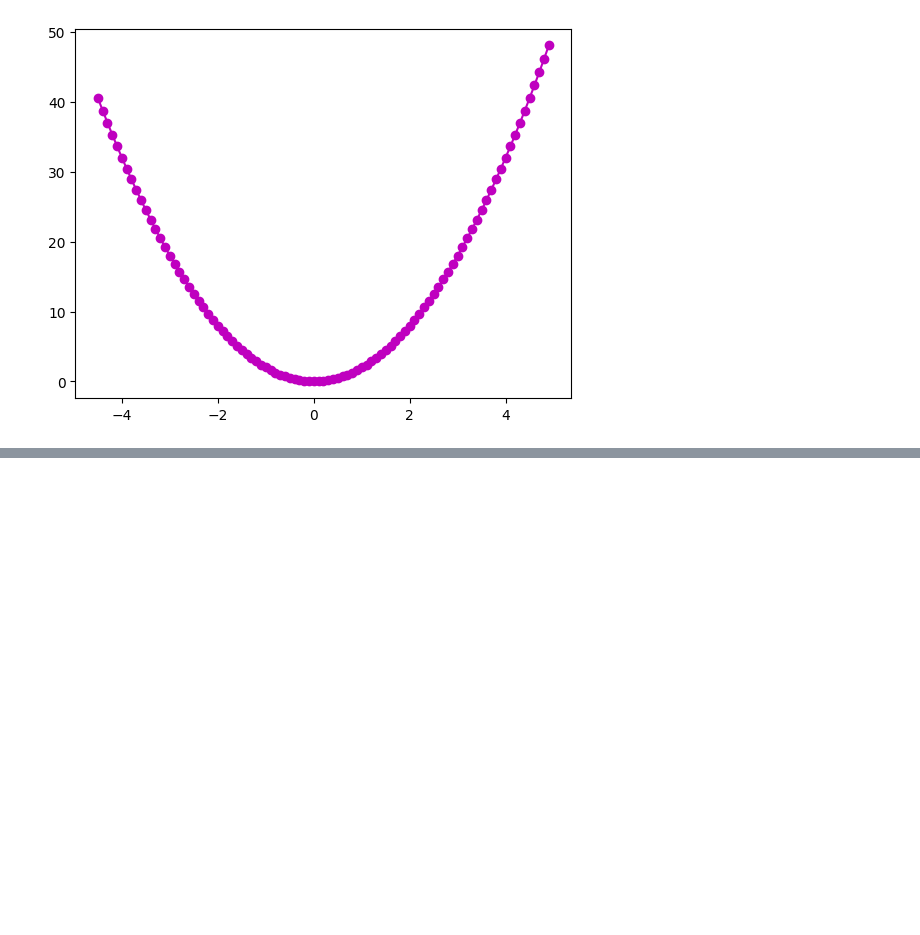
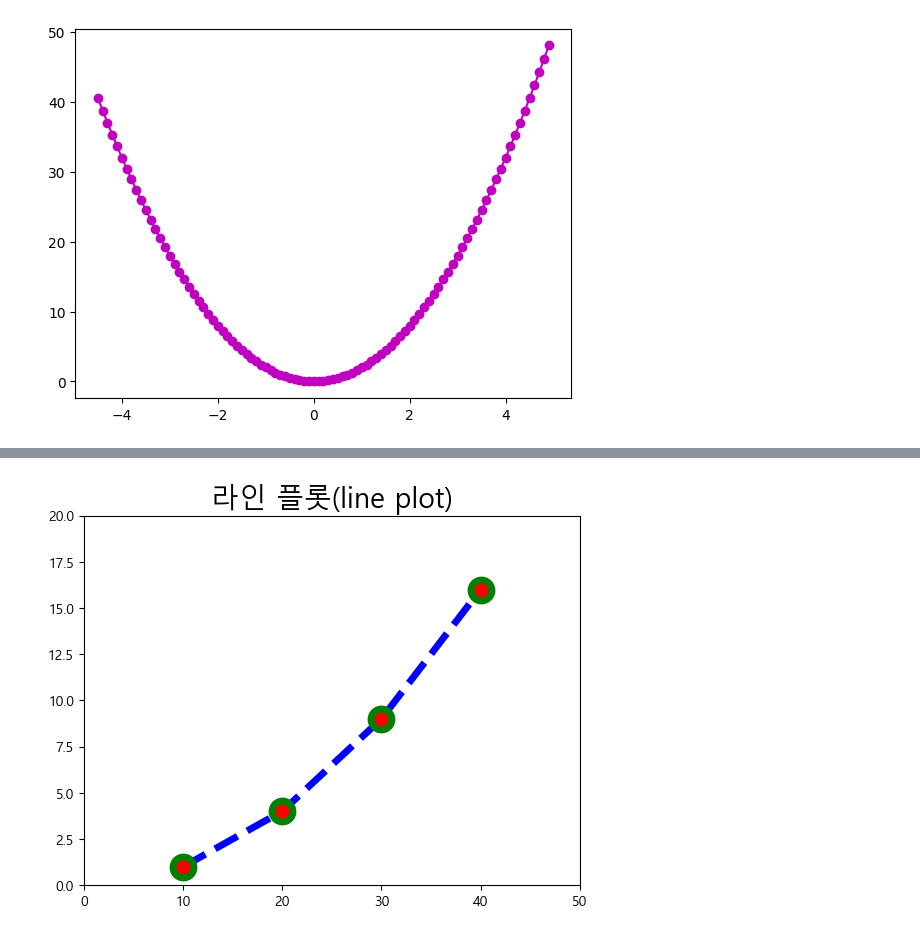
Before and after one commit to Ludobico/Python_AI, a Jupyter notebook: DataAnalysis/matplolib_ex_01.ipynb, the cells around one changed output, grey strips where cells are left out. Saved outputs shown, nothing was run; the diff lists cells and outputs as text; code cells hidden in the pictures; blank space fills up the shorter version.

```diff
--- a/DataAnalysis/matplolib_ex_01.ipynb
+++ b/DataAnalysis/matplolib_ex_01.ipynb
@@ -65,0 +80,24 @@ plt.show()
+# %%
+from matplotlib import font_manager
+import matplotlib.pyplot as plt
+
+font_location= 'C:\Windows\Fonts\malgun.ttf'
+
+font_name = font_manager.FontProperties(
+fname=font_location).get_name()
+
+font = {'family': font_name, 'color': 'black', 'size': 20}
+#font = {'family': 'Malgun Gothic', 'color': 'black', 'size': 20}
+
+plt.title("라인 플롯(line plot)", fontdict=font)
+
+plt.plot([10, 20, 30, 40], [1, 4, 9, 16], c="b", lw=5, ls="--",
+marker="o", ms=15, mec="g", mew=5, mfc="r")
+
+plt.xlim(0, 50)
+
+plt.ylim(0, 20)
+
+plt.show()
+# %% [output]
+[figure, added]
```
Also changed, not shown: parts of 8 cells of this notebook, 1 other file.
